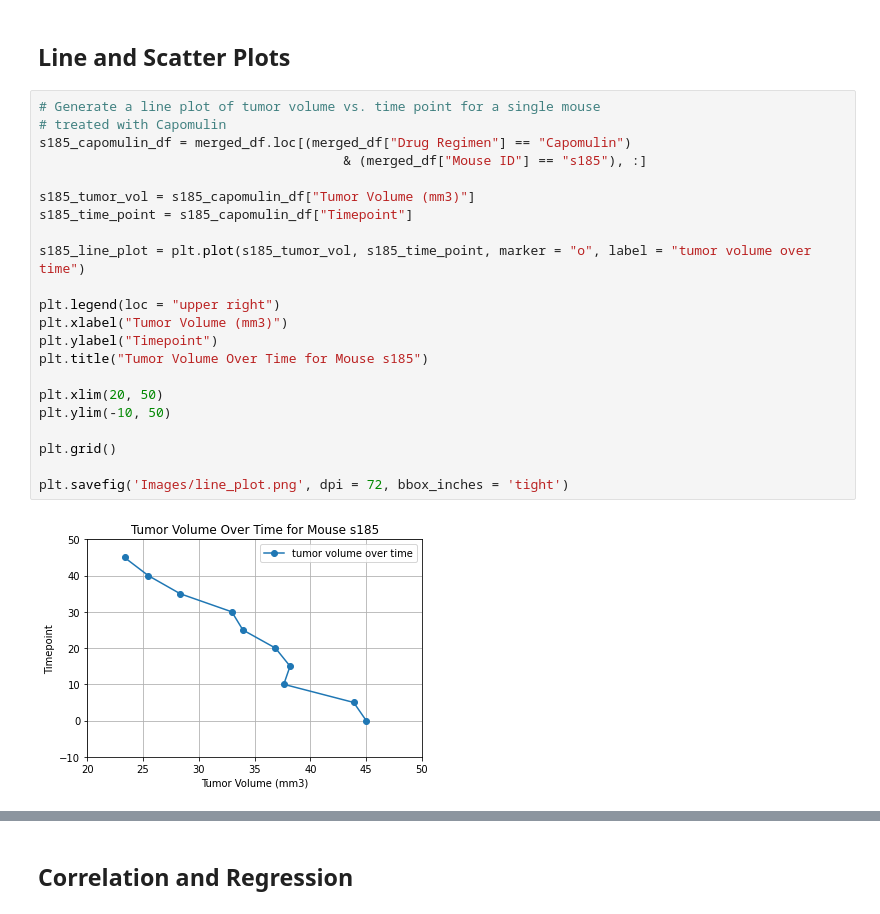
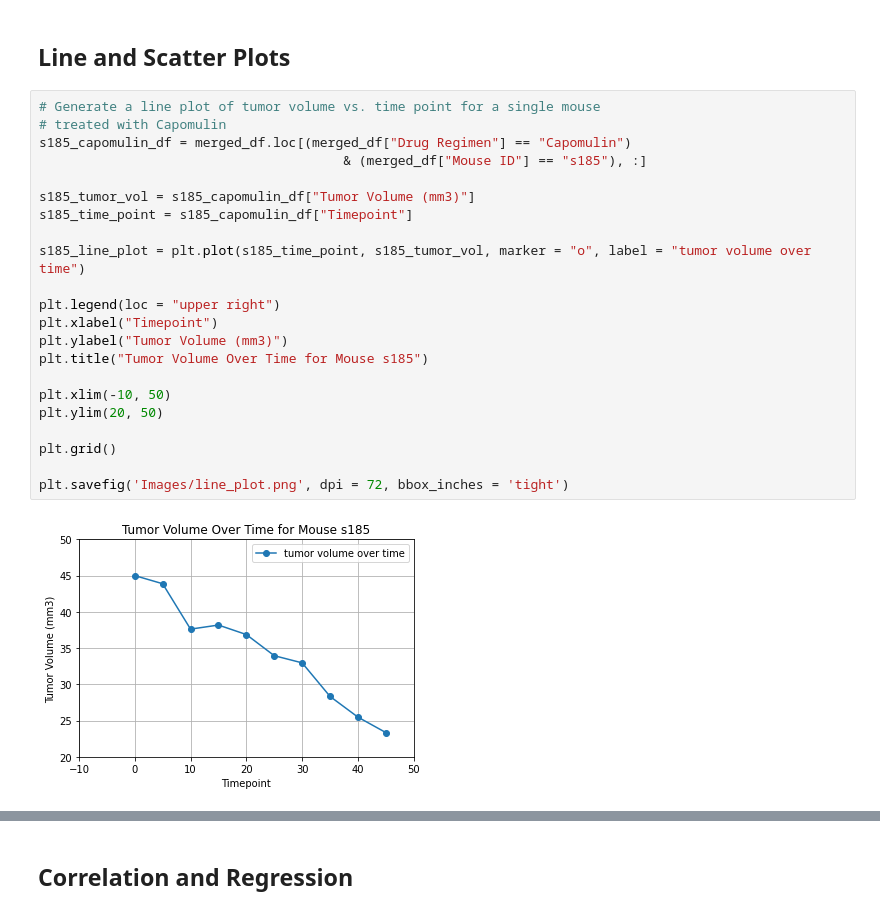
Before and after one commit to cveras33/matplotlib-challenge, a Jupyter notebook: Pymaceuticals/pymaceuticals_starter.ipynb, the cells around one changed output, grey strips where cells are left out. Drawn from its saved outputs; the diff is of its cells as text.

```diff
--- a/Pymaceuticals/pymaceuticals_starter.ipynb
+++ b/Pymaceuticals/pymaceuticals_starter.ipynb
@@ -320,27 +320,27 @@ plt.savefig('Images/plt_box_plot.png', dpi = 300, bbox_inches = 'tight')
 # %%
 # Generate a line plot of tumor volume vs. time point for a single mouse
 # treated with Capomulin
 s185_capomulin_df = merged_df.loc[(merged_df["Drug Regimen"] == "Capomulin")
                                        & (merged_df["Mouse ID"] == "s185"), :]
 
 s185_tumor_vol = s185_capomulin_df["Tumor Volume (mm3)"]
 s185_time_point = s185_capomulin_df["Timepoint"]
 
-s185_line_plot = plt.plot(s185_tumor_vol, s185_time_point, marker = "o", label = "tumor volume over time")
+s185_line_plot = plt.plot(s185_time_point, s185_tumor_vol, marker = "o", label = "tumor volume over time")
 
 plt.legend(loc = "upper right")
-plt.xlabel("Tumor Volume (mm3)")
-plt.ylabel("Timepoint")
+plt.xlabel("Timepoint")
+plt.ylabel("Tumor Volume (mm3)")
 plt.title("Tumor Volume Over Time for Mouse s185")
 
-plt.xlim(20, 50)
-plt.ylim(-10, 50)
+plt.xlim(-10, 50)
+plt.ylim(20, 50)
 
 plt.grid()
 
 plt.savefig('Images/line_plot.png', dpi = 72, bbox_inches = 'tight')
 # %% [output]
-[figure, old version]
+[figure, new version]
 # %%
 # Generate a scatter plot of average tumor volume vs. mouse weight
 # for all mice in the Capomulin regimen
```
Also changed, not shown: parts of 6 cells of this notebook, 3 other files.
